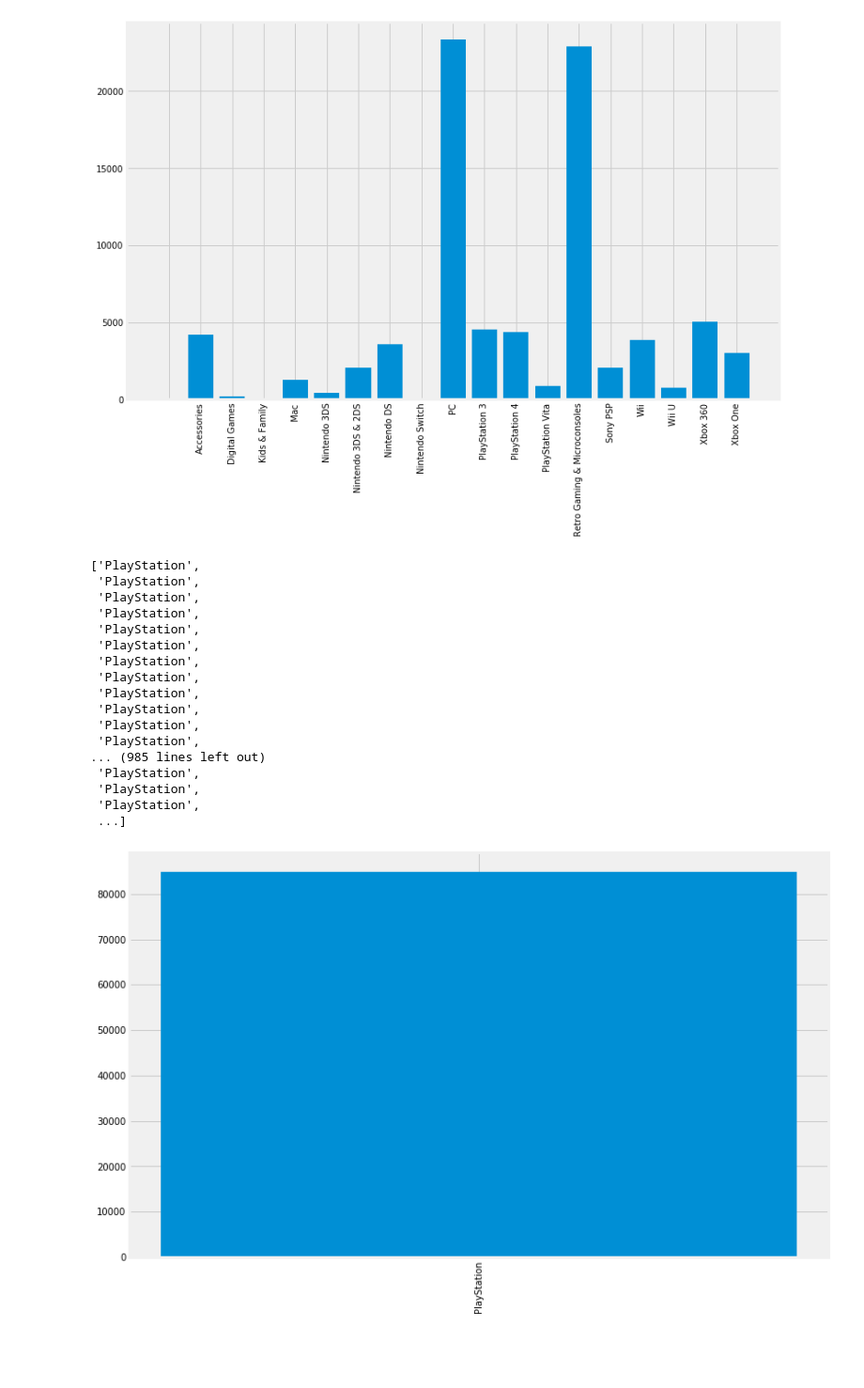
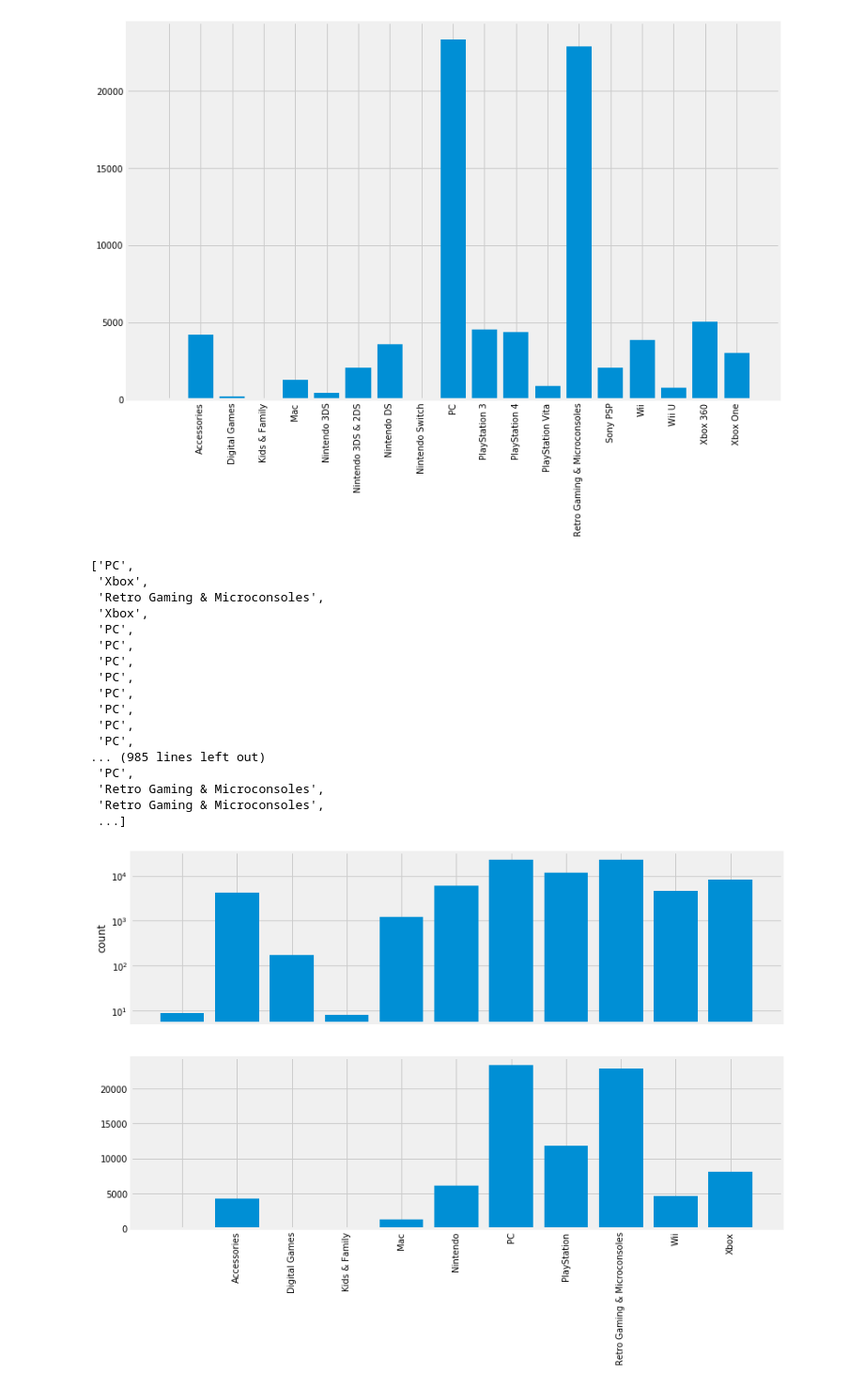
Before and after one commit to smartiiv/data_viz, a Jupyter notebook: 2Midtermproject.ipynb, the cells around one changed output. Shown at 94% size. Drawn from its saved outputs; the diff is of its cells as text; code cells hidden in the pictures; blank space fills up the shorter version.

```diff
--- a/2Midtermproject.ipynb
+++ b/2Midtermproject.ipynb
@@ -296,9 +295,0 @@ Metadata
-# %%
-A = []
-for n,i in enumerate(Metadata['category']):
-    if type(i) == list:
-        A.append(i[1])
-    else:
-        A.append(i)
-# %%
-Metadata.loc[:,'cat2'] = A
@@ -416,35 +331,49 @@ plt.show()
 # %%
 C = []
 for i in B:
-    if i == 'PlayStation 3' or 'PlayStation 4' or 'PlayStation Vita' or 'Sony PSP':
+    if i == 'PlayStation 3':
         C.append('PlayStation')
-    elif i == 'Wii' or 'Wii U':
+    elif i == 'PlayStation 4':
+        C.append('PlayStation')
+    elif i == 'PlayStation Vita':
+        C.append('PlayStation')
+    elif i == 'Sony PSP':
+        C.append('PlayStation')
+    elif i == 'Wii U':
         C.append('Wii')
-    elif i == 'Xbox 360' or 'Xbox One':
+    elif i == 'Xbox 360':
         C.append('Xbox')
-    elif i == 'Nintendo 3DS' or 'Nintendo 3DS & 2DS' or 'Nintendo DS' or 'Nintendo Switch':
+    elif i == 'Xbox One':
+        C.append('Xbox')
+    elif i == 'Nintendo 3DS':
+        C.append('Nintendo')
+    elif i == 'Nintendo 3DS & 2DS':
+        C.append('Nintendo')
+    elif i == 'Nintendo DS':
+        C.append('Nintendo')
+    elif i == 'Nintendo Switch':
         C.append('Nintendo')
     else:
         C.append(i)
 # %%
 C
 # %% [output]
-['PlayStation',
- 'PlayStation',
- 'PlayStation',
- 'PlayStation',
- 'PlayStation',
- 'PlayStation',
- 'PlayStation',
- 'PlayStation',
- 'PlayStation',
- 'PlayStation',
- 'PlayStation',
- 'PlayStation',
+['PC',
+ 'Xbox',
+ 'Retro Gaming & Microconsoles',
+ 'Xbox',
+ 'PC',
+ 'PC',
+ 'PC',
+ 'PC',
+ 'PC',
+ 'PC',
+ 'PC',
+ 'PC',
 ... (985 lines left out)
- 'PlayStation',
- 'PlayStation',
- 'PlayStation',
+ 'PC',
+ 'Retro Gaming & Microconsoles',
+ 'Retro Gaming & Microconsoles',
  ...]
 # %%
 Metadata.loc[:,'cat2'] = C
@@ -458,11 +387,21 @@ Y2 = Y['count']
 # %%
 fig = plt.figure(figsize=(12,8))
 
-ax = fig.add_subplot(111)
+ax = fig.add_subplot(211)
 
 ax.bar(X,Y2)
 ax.set_xticklabels(X, rotation='vertical')
+ax.set_yscale('log')
+ax.set_xticklabels('')
+ax.set_ylabel('count')
+
+ax2 = fig.add_subplot(212)
+
+ax2.bar(X,Y2)
+ax2.set_xticklabels(X, rotation='vertical')
+ax2.set_ylabel('')
+
 
 plt.show()
 # %% [output]
-[figure, old version]
+[figure, new version]
```
Also changed, not shown: parts of 13 cells of this notebook.
